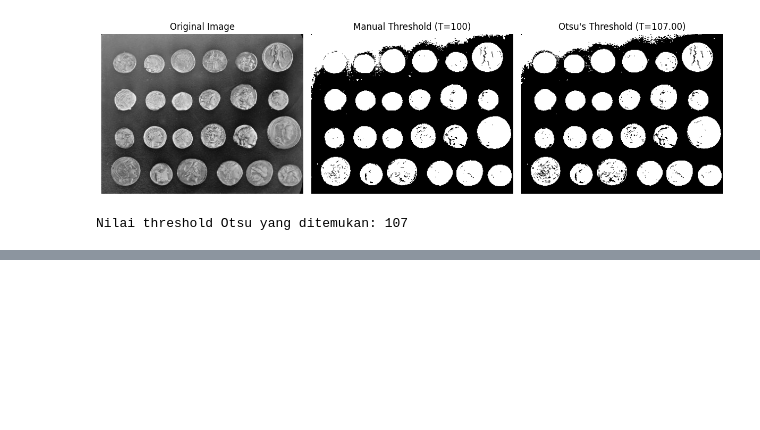
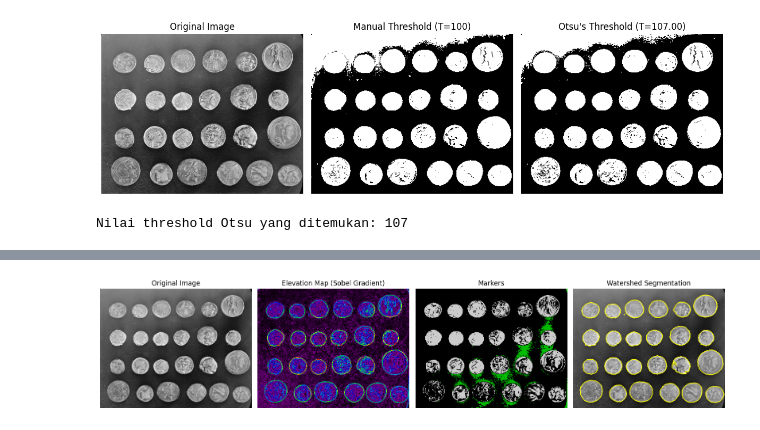
Before and after one commit to rachmadyogoo/pengolahancitra_2025, a Jupyter notebook: Praktikum4.ipynb, the cells around one changed output, grey strips where cells are left out. Saved outputs shown, nothing was run; the diff lists cells and outputs as text; code cells hidden in the pictures; blank space fills up the shorter version.

```diff
--- a/Praktikum4.ipynb
+++ b/Praktikum4.ipynb
@@ -37,0 +124,41 @@ Nilai threshold Otsu yang ditemukan: 107
+# %%
+import numpy as np
+import matplotlib.pyplot as plt
+from skimage import data, filters, segmentation, morphology, measure
+from scipy import ndimage as ndi
+
+image_coins = data.coins()
+
+elevation_map = filters.sobel(image_coins)
+
+markers = np.zeros_like(image_coins)
+markers[image_coins < 30] = 1
+markers[image_coins > 150] = 2
+
+segmentation_watershed = segmentation.watershed(elevation_map, markers)
+
+segmented_colored = segmentation.mark_boundaries(image_coins, segmentation_watershed)
+
+fig, axes = plt.subplots(ncols=4, figsize=(16, 4), sharex=True, sharey=True)
+ax = axes.ravel()
+
+ax[0].imshow(image_coins, cmap=plt.cm.gray)
+ax[0].set_title('Original Image')
+ax[0].axis('off')
+
+ax[1].imshow(elevation_map, cmap=plt.cm.nipy_spectral)
+ax[1].set_title('Elevation Map (Sobel Gradient)')
+ax[1].axis('off')
+
+ax[2].imshow(markers, cmap=plt.cm.nipy_spectral)
+ax[2].set_title('Markers')
+ax[2].axis('off')
+
+ax[3].imshow(segmented_colored)
+ax[3].set_title('Watershed Segmentation')
+ax[3].axis('off')
+
+plt.tight_layout()
+plt.show()
+# %% [output]
+[figure, added]
```
Also changed, not shown: parts of 3 cells of this notebook.
